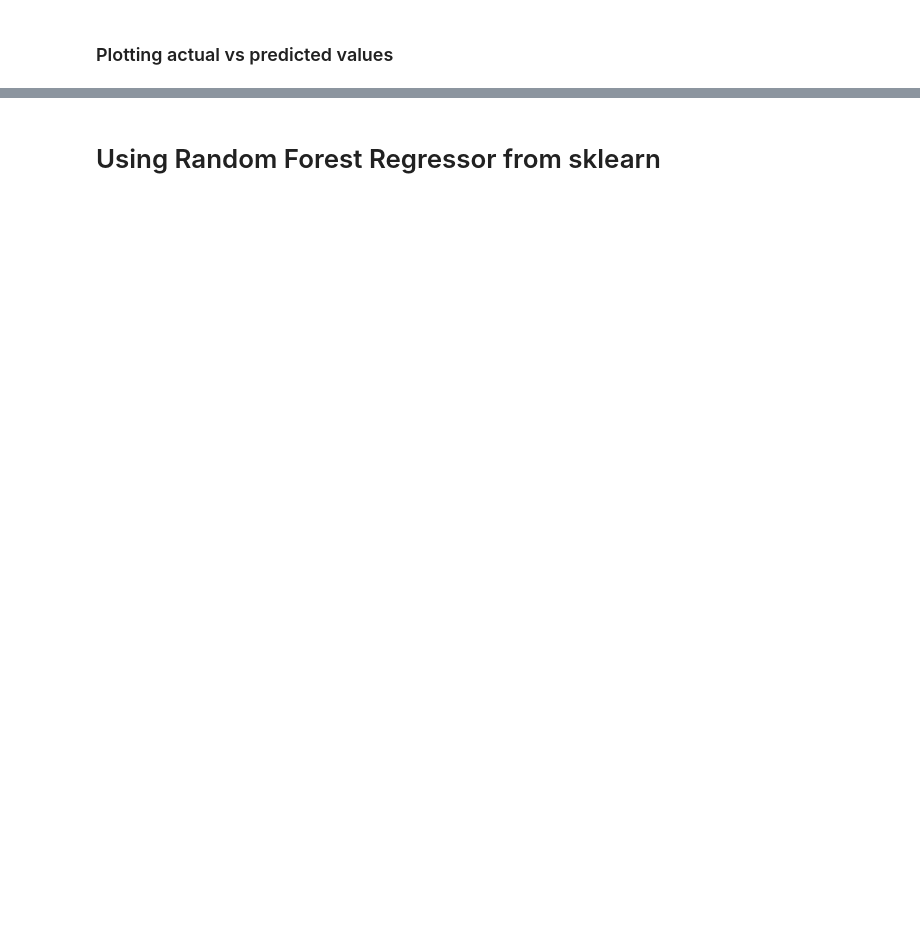
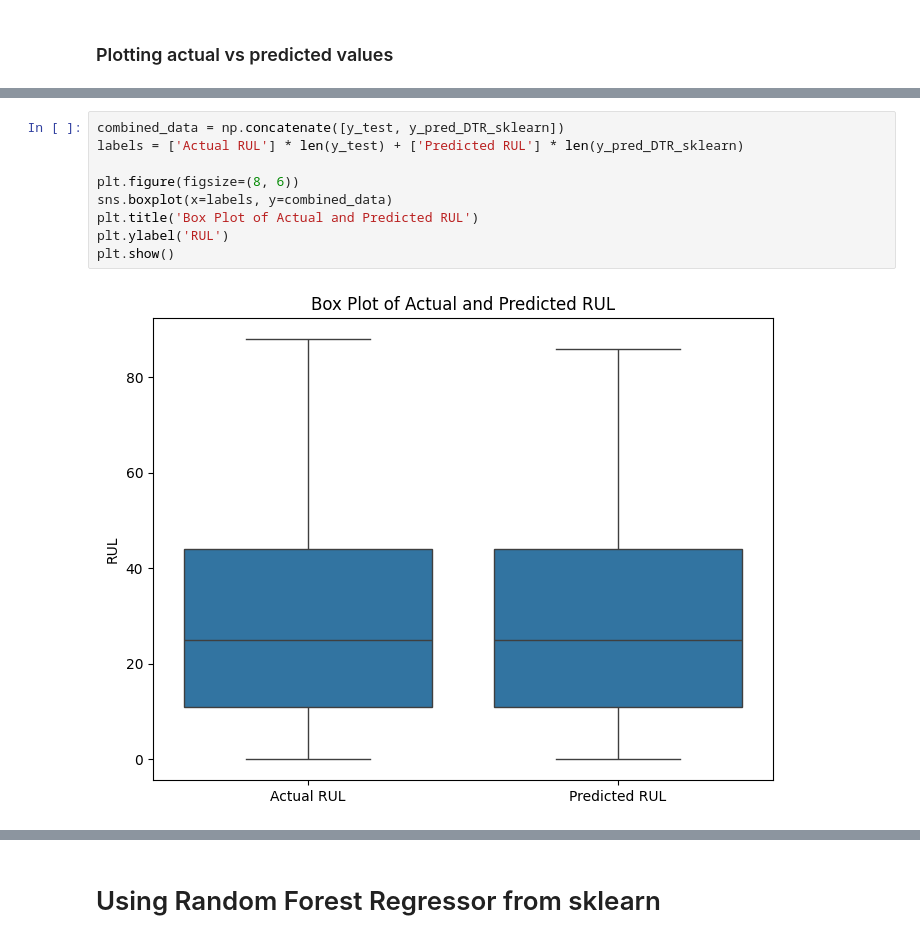
Before and after one commit to baari-ali/hard-drive-predictive-maintenance, a Jupyter notebook: decision_tree_and_random_forest_modelling.ipynb, the cells around one changed output, grey strips where cells are left out. Saved outputs shown, nothing was run; the diff lists cells and outputs as text; blank space fills up the shorter version.

```diff
--- a/decision_tree_and_random_forest_modelling.ipynb
+++ b/decision_tree_and_random_forest_modelling.ipynb
@@ -349,0 +400,11 @@ plt.show()
+# %%
+combined_data = np.concatenate([y_test, y_pred_DTR_sklearn])
+labels = ['Actual RUL'] * len(y_test) + ['Predicted RUL'] * len(y_pred_DTR_sklearn)
+
+plt.figure(figsize=(8, 6))
+sns.boxplot(x=labels, y=combined_data)
+plt.title('Box Plot of Actual and Predicted RUL')
+plt.ylabel('RUL')
+plt.show()
+# %% [output]
+[figure, added]
```
Also changed, not shown: parts of 53 cells of this notebook.
